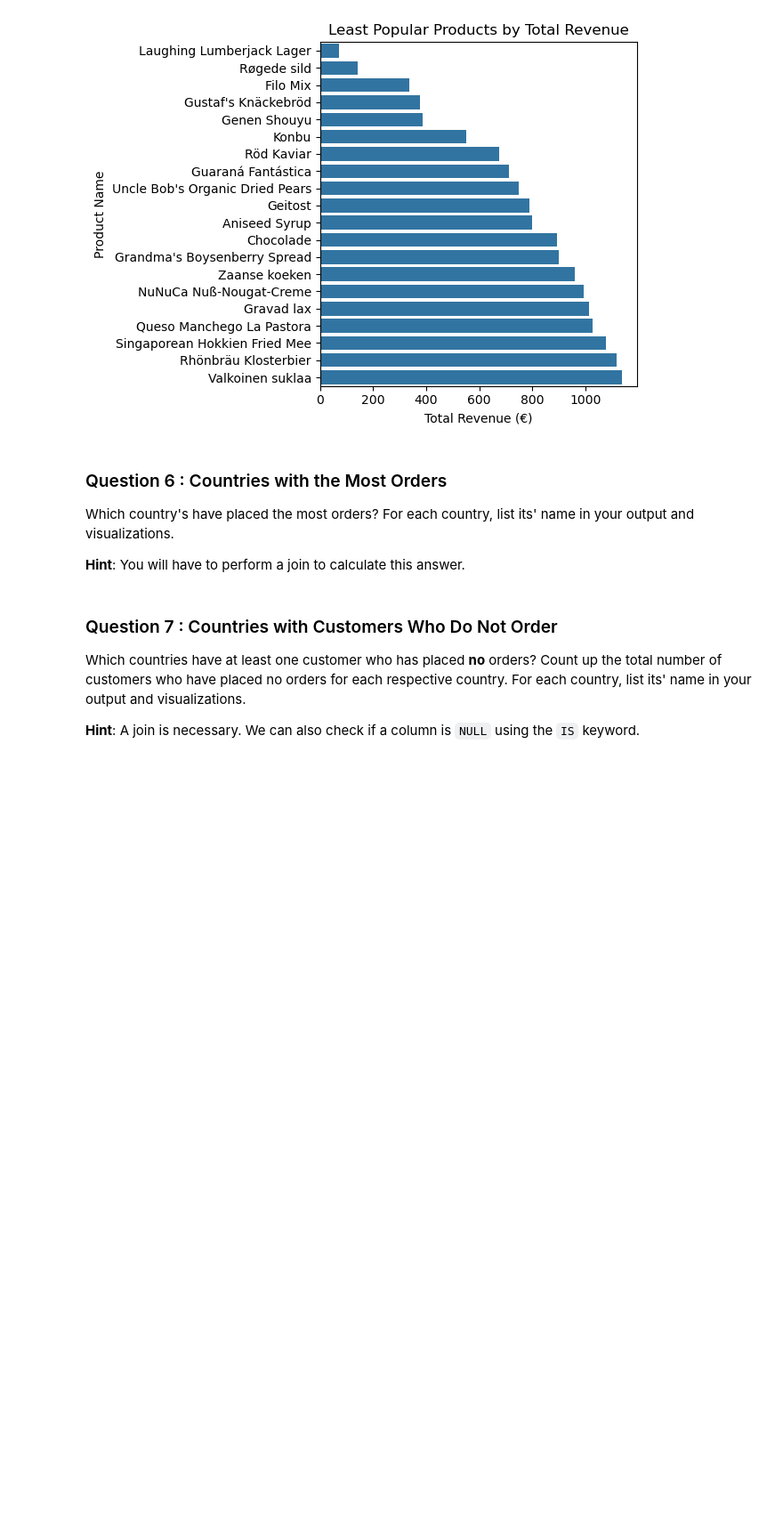
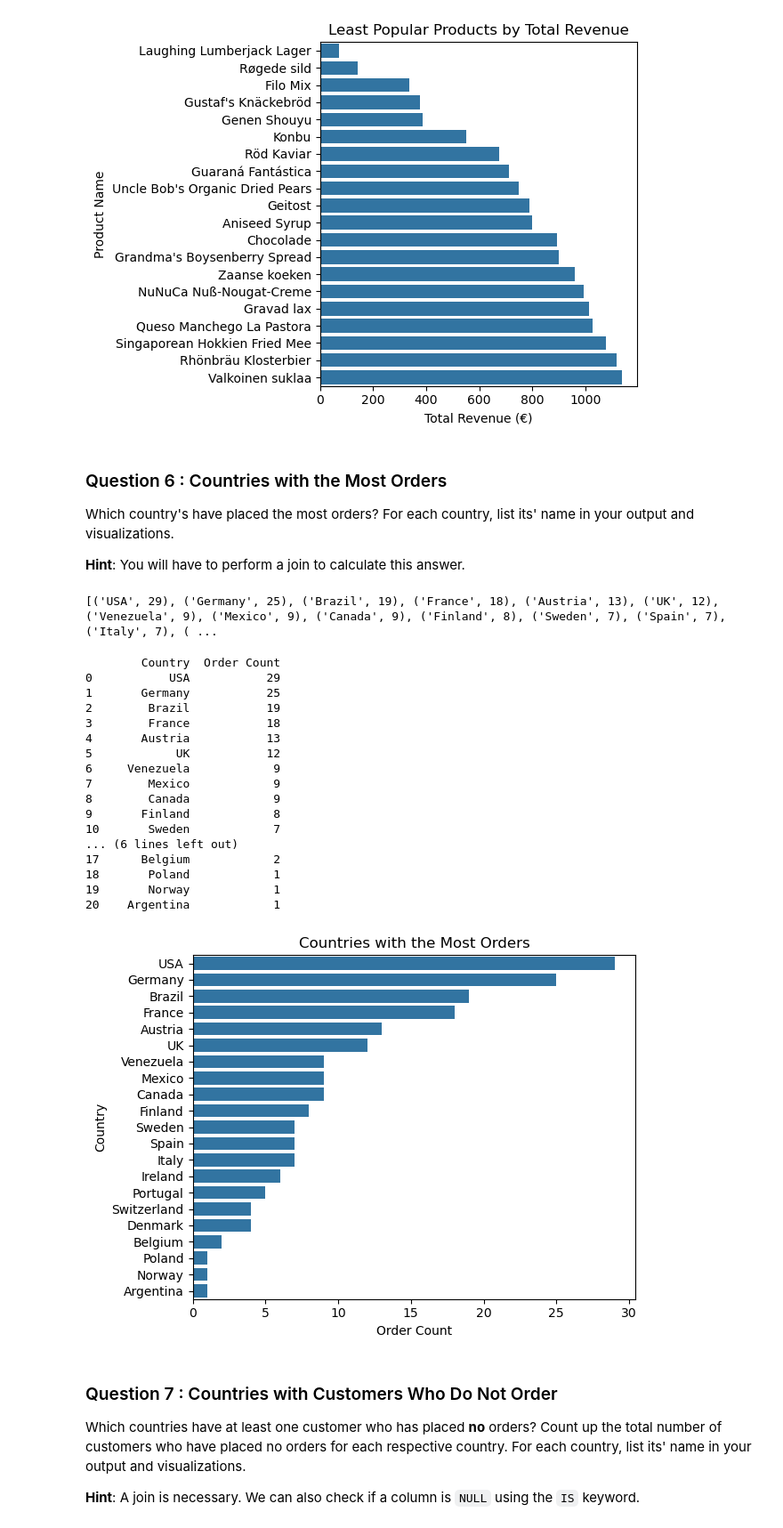
Before and after one commit to pufomadu/SQL-AdHoc-Report, a Jupyter notebook: adhoc_report.ipynb, the cells around one changed output. Shown: that part at 89% size. Cells and saved outputs as stored; diff of their text form; code cells hidden in the pictures; blank space fills up the shorter version.

```diff
--- a/adhoc_report.ipynb
+++ b/adhoc_report.ipynb
@@ -261,16 +261,51 @@ Which country's have placed the most orders? For each country, list its' name in
 **Hint**: You will have to perform a join to calculate this answer.
 # %%
 # TODO: Write a SQL query which will answer the question above.
-...
+
+cursor.execute("""
+SELECT C.Country, COUNT(O.OrderID) AS OrderCount
+FROM Orders AS O
+JOIN Customers AS C ON O.CustomerID = C.CustomerID
+GROUP BY C.Country
+ORDER BY OrderCount DESC;
+""")
 
 # TODO: Fetch your list of tuples and print it out
-...
+rows = cursor.fetchall()
+print(rows)
+# %% [output]
+[('USA', 29), ('Germany', 25), ('Brazil', 19), ('France', 18), ('Austria', 13), ('UK', 12), ('Venezuela', 9), ('Mexico', 9), ('Canada', 9), ('Finland', 8), ('Sweden', 7), ('Spain', 7), ('Italy', 7), ( ...
 # %%
 # TODO: Convert your list of tuples to a dataframe
-...
+df = pd.DataFrame(rows, columns=['Country', 'Order Count'])
+print(df)
 
 # TODO: Generate a visualization on this dataframe
-...
+sns.barplot(x='Order Count', y='Country', data=df)
+plt.title('Countries with the Most Orders')
+plt.xlabel('Order Count')
+plt.ylabel('Country')
+plt.tight_layout()
+plt.show()
+# %% [output]
+        Country  Order Count
+0           USA           29
+1       Germany           25
+2        Brazil           19
+3        France           18
+4       Austria           13
+5            UK           12
+6     Venezuela            9
+7        Mexico            9
+8        Canada            9
+9       Finland            8
+10       Sweden            7
+... (6 lines left out)
+17      Belgium            2
+18       Poland            1
+19       Norway            1
+20    Argentina            1
+[figure, added]
 # %% [markdown]
 ### Question 7 : Countries with Customers Who Do Not Order
 
```
Also changed, not shown: parts of 7 cells of this notebook.
